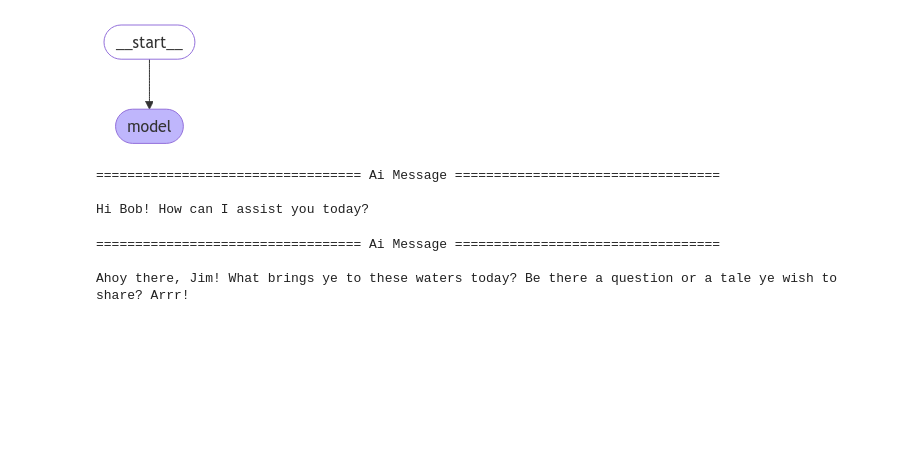
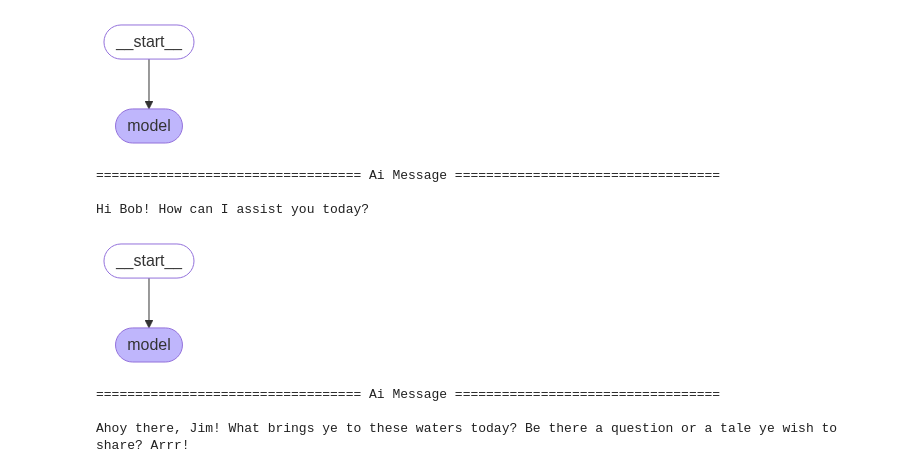
Before and after one commit to EnkrateiaLucca/oreilly_live_training_getting_started_with_langchain, a Jupyter notebook: notebooks/4.0-langgraph-quick-introduction.ipynb, the cells around one changed output. Drawn from its saved outputs; the diff is of its cells as text; code cells hidden in the pictures; blank space fills up the shorter version.

```diff
--- a/notebooks/4.0-langgraph-quick-introduction.ipynb
+++ b/notebooks/4.0-langgraph-quick-introduction.ipynb
@@ -235,6 +235,10 @@ workflow.add_node("model", call_model)
 
 memory = MemorySaver()
 app = workflow.compile(checkpointer=memory)
+# %%
+Image(app.get_graph().draw_mermaid_png())
+# %% [output]
+[figure, added]
 # %%
 config = {"configurable": {"thread_id": "abc345"}}
 query = "Hi! I'm Jim."
```
Also changed, not shown: parts of 6 cells of this notebook, 7 other files.
